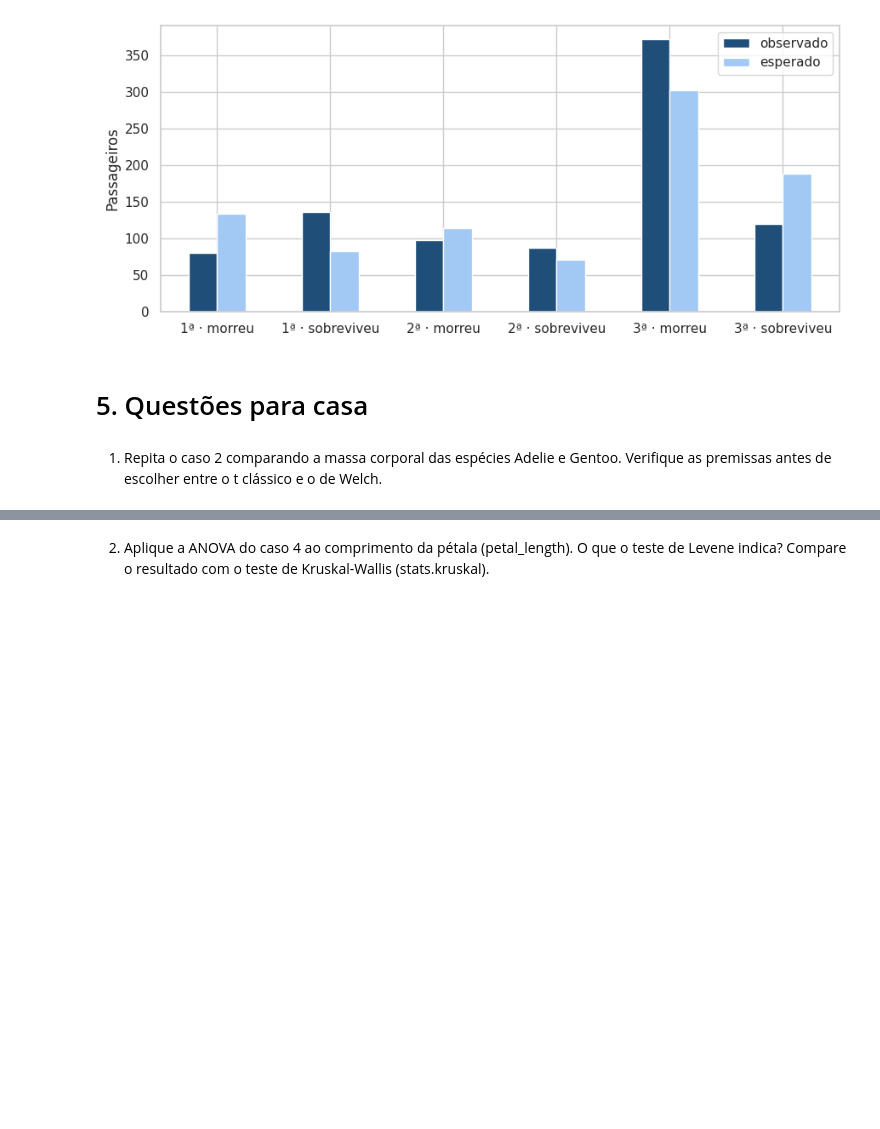
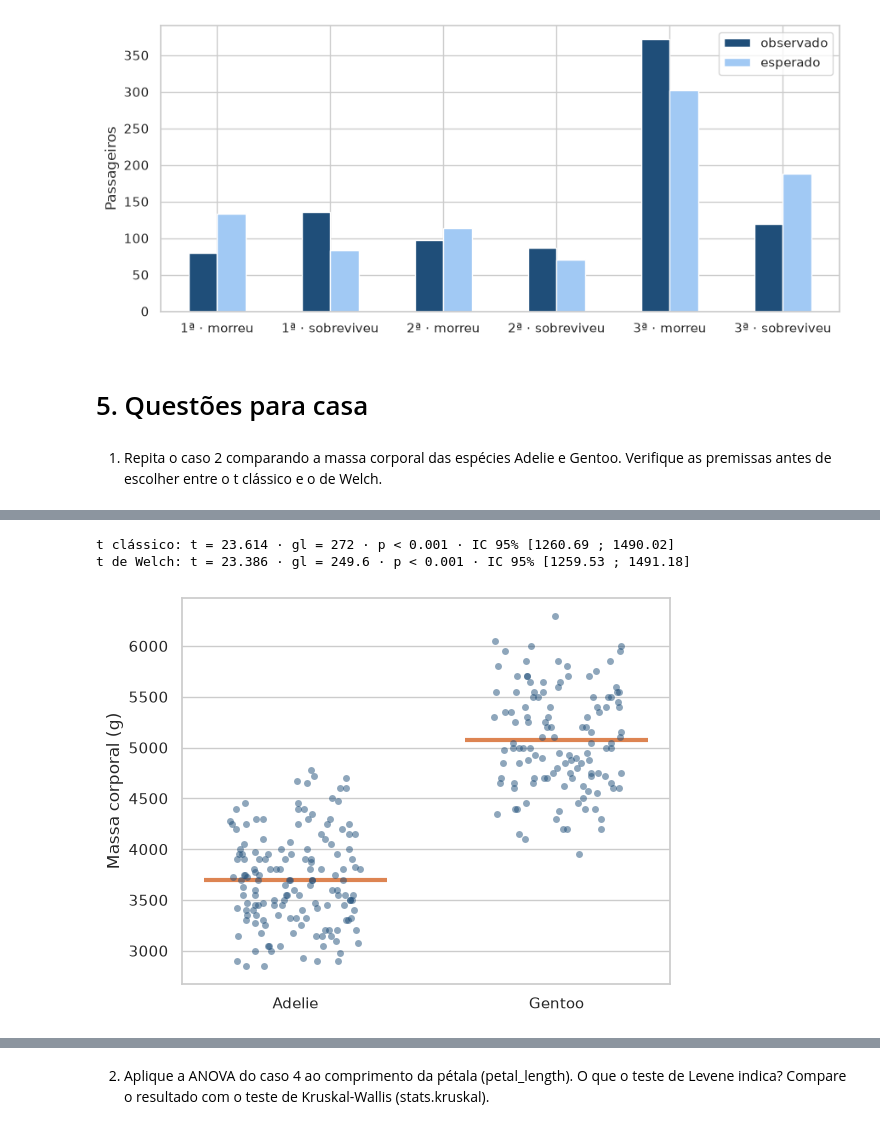
Before and after one commit to helena-varela/ciencia-de-dados, a Jupyter notebook: Unidade_02/Aula_08/aula_08.ipynb, the cells around one changed output, grey strips where cells are left out. Saved outputs shown, nothing was run; the diff lists cells and outputs as text; code cells hidden in the pictures; blank space fills up the shorter version.

```diff
--- a/Unidade_02/Aula_08/aula_08.ipynb
+++ b/Unidade_02/Aula_08/aula_08.ipynb
@@ -733,0 +775,17 @@ plt.show()
+# %%
+# t clássico (variâncias iguais) e Welch lado a lado
+classic = stats.ttest_ind(gentoo, adelie)
+welch = stats.ttest_ind(gentoo, adelie, equal_var=False)
+
+report("t clássico", classic, stat="t")
+report("t de Welch", welch, stat="t")
+# %% [output]
+t clássico: t = 23.614 · gl = 272 · p < 0.001 · IC 95% [1260.69 ; 1490.02]
+t de Welch: t = 23.386 · gl = 249.6 · p < 0.001 · IC 95% [1259.53 ; 1491.18]
+# %%
+fig, ax = plt.subplots(figsize=(6, 4.5))
+plot_group_means(penguins_mass, "species", "body_mass", ["Adelie", "Gentoo"],"Massa corporal (g)", ax)
+plt.tight_layout()
+plt.show()
+# %% [output]
+[figure, added]
```
Also changed, not shown: parts of 22 cells of this notebook.
